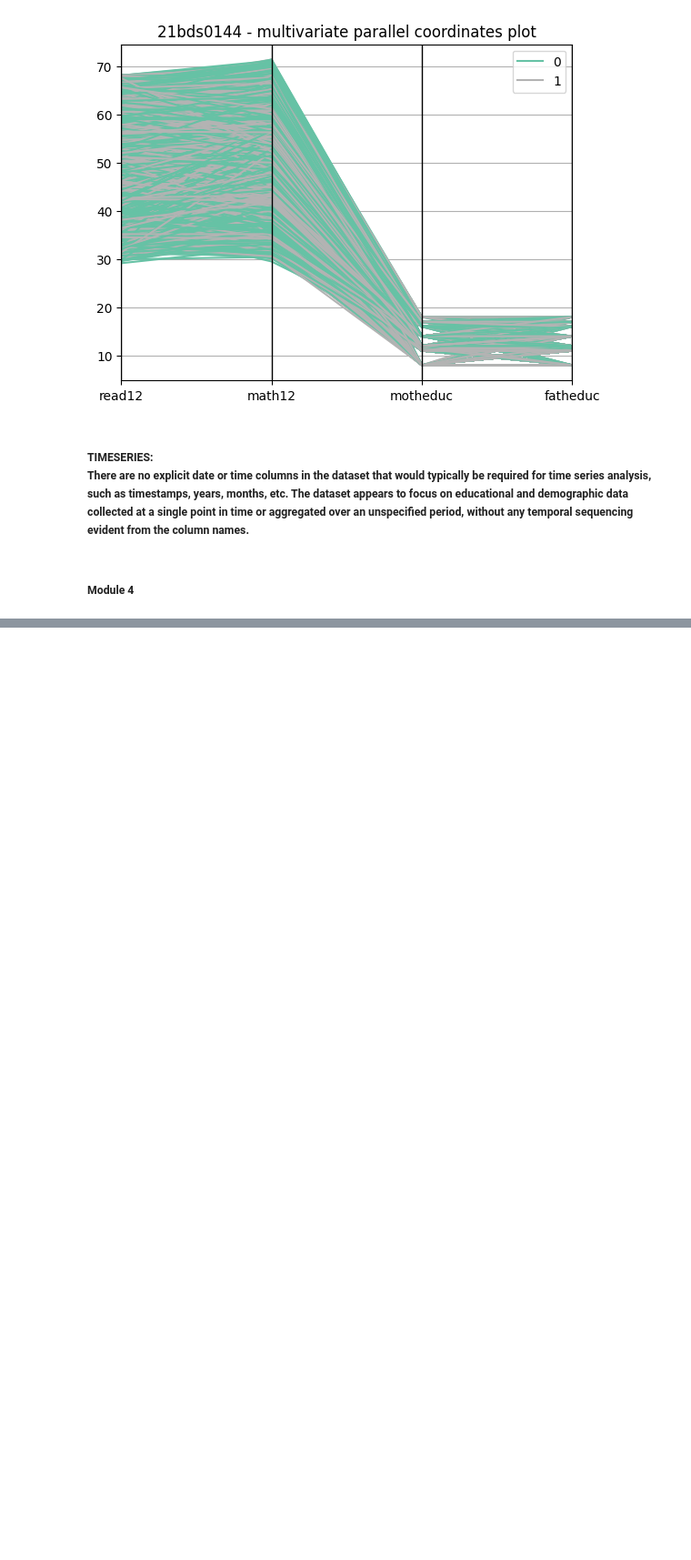
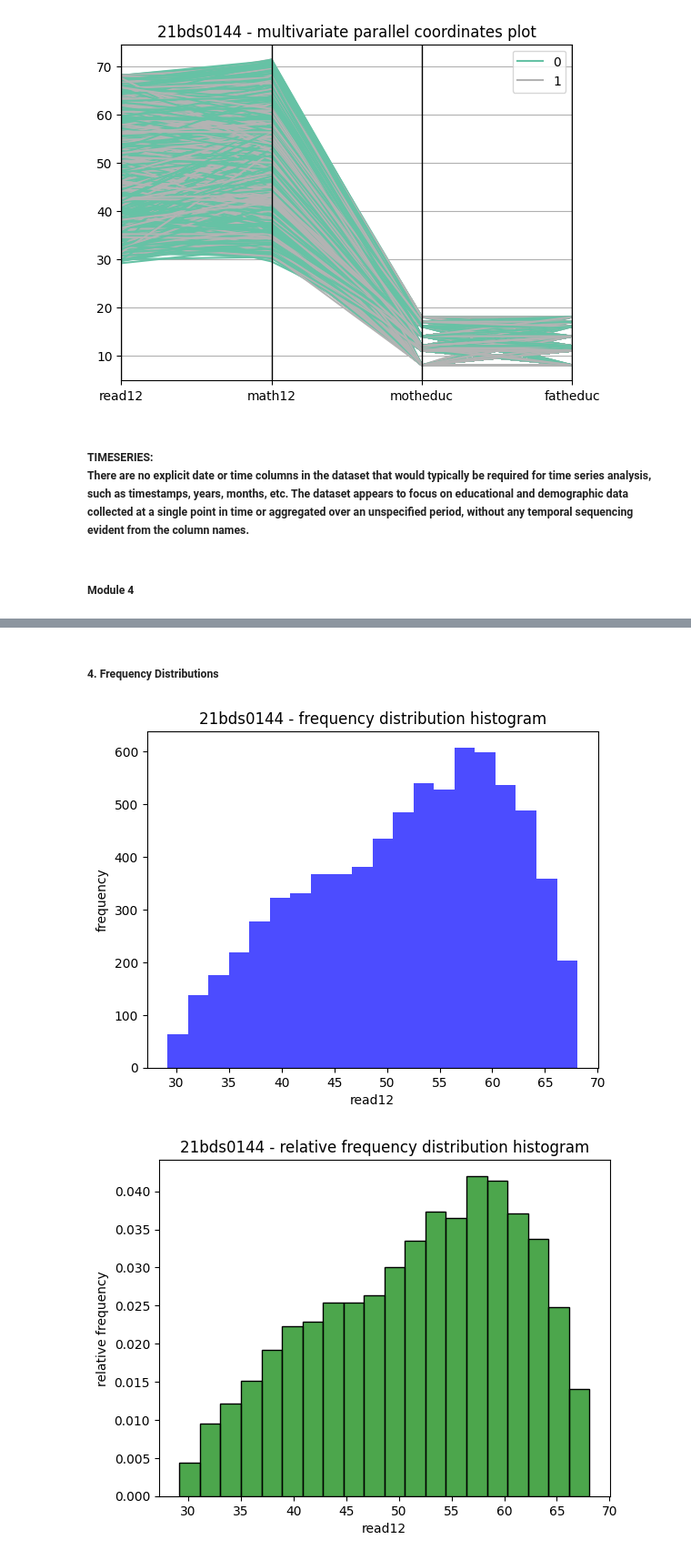
Before and after one commit to shrijeet-maiti-burner/EDA, a Jupyter notebook: 21BDS0144.ipynb, the cells around one changed output, grey strips where cells are left out. Shown at 91% size. Saved outputs shown, nothing was run; the diff lists cells and outputs as text; code cells hidden in the pictures; blank space fills up the shorter version.

```diff
--- a/21BDS0144.ipynb
+++ b/21BDS0144.ipynb
@@ -601,0 +748,26 @@ plt.show()
+# %% [markdown]
+##### 4. Frequency Distributions
+# %%
+# (a)
+plt.hist(data[column], bins = 20, color = 'blue', alpha = 0.7)
+plt.title('21bds0144 - frequency distribution histogram')
+plt.xlabel(column)
+plt.ylabel('frequency')
+plt.show()
+
+# (b)
+sns.histplot(data[column], stat = 'density', bins = 20, color = 'green', alpha = 0.7)
+plt.title('21bds0144 - relative frequency distribution histogram')
+plt.xlabel(column)
+plt.ylabel('relative frequency')
+plt.show()
+
+# (c)
+sns.histplot(data[column], cumulative = True, bins = 20, color = 'red', element = 'step')
+plt.title('21bds0144 - cumulative frequency distribution')
+plt.xlabel(column)
+plt.ylabel('cumulative frequency')
+plt.show()
+# %% [output]
+[figure, added]
+[figure, added]
```
Also changed, not shown: parts of 25 cells of this notebook, 1 other file.
